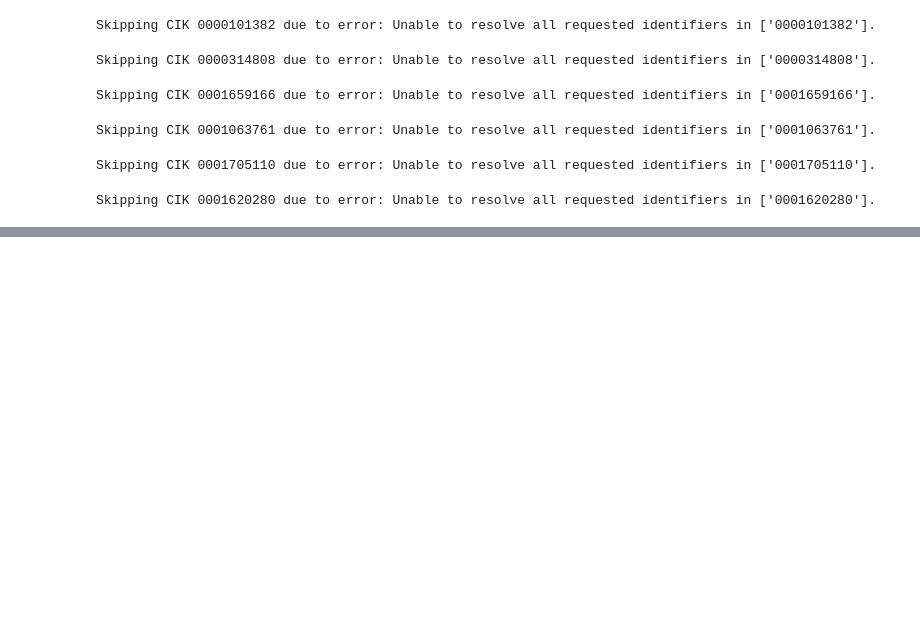
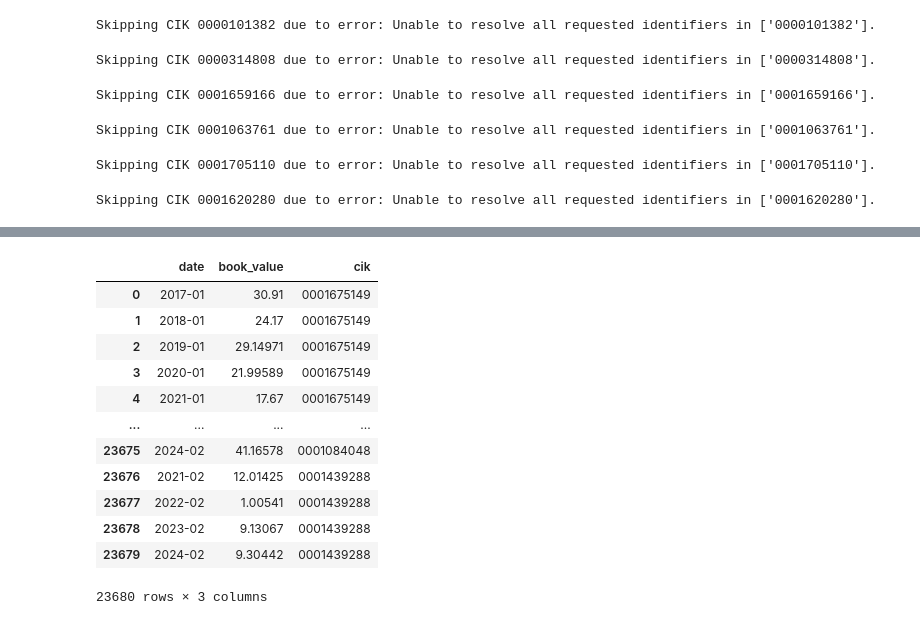
Before and after one commit to benherz/Masterarbeit, a Jupyter notebook: code/prices_and_ratings_download.ipynb, the cells around one changed output, grey strips where cells are left out. Cells and saved outputs as stored; diff of their text form; code cells hidden in the pictures; blank space fills up the shorter version.

```diff
--- a/code/prices_and_ratings_download.ipynb
+++ b/code/prices_and_ratings_download.ipynb
@@ -454,7 +436,0 @@ data
-# %%
-data = ld.get_history(
-    universe="0001136893",
-    start='2000-01-01',
-    end='2025-01-01',
-    interval='monthly',
-    fields=["TR.CompanyMarketCap"])
@@ -477,0 +496,35 @@ data
+# %%
+book_values = []
+skipped_ciks = []
+progress_bar = tqdm(total=len(ciks), desc="Downloading book values")
+for i, cik in enumerate(ciks):
+    progress_bar.set_description(
+        f"Processing CIK {i+1}/{len(ciks)}: {cik} | Time: {pd.Timestamp.now().strftime('%H:%M:%S')}"
+    )
+    try:
+        data = ld.get_history(
+            universe=cik,
+            start='2000-01-01',
+            end='2025-01-01',
+            interval='monthly',
+            fields=["TR.BVPSActValue"]
+        )
+        data["cik"] = cik
+        data = data.reset_index()
+        data = data.rename(columns={"Book Value Per Share - Actual": "book_value", "Date": "date"})
+        book_values.append(data)
+        progress_bar.update(1)
+    except Exception as e:
+        print(f"Skipping CIK {cik} due to error: {e}")
+        skipped_ciks.append(cik)
+        progress_bar.update(1)
+        continue
+
+# Combine all ratings into a single DataFrame
+book_values_concat = pd.concat(book_values, ignore_index=True)
+
+# Convert date to only contain month and year
+book_values_concat["date"] = book_values_concat["date"].dt.to_period("M").astype(str)
+
+# Save to CSV
+book_values_concat.to_csv("../data/sp1500_market_book_values.csv", index=False)
@@ -478,2 +545,18 @@ data
+# %%
+book_values_concat
+# %% [output]
+|  | date | book_value | cik |
+| 0 | 2017-01 | 30.91 | 0001675149 |
+| 1 | 2018-01 | 24.17 | 0001675149 |
+| 2 | 2019-01 | 29.14971 | 0001675149 |
+| 3 | 2020-01 | 21.99589 | 0001675149 |
+| 4 | 2021-01 | 17.67 | 0001675149 |
+| ... | ... | ... | ... |
+| 23675 | 2024-02 | 41.16578 | 0001084048 |
+| 23676 | 2021-02 | 12.01425 | 0001439288 |
+| 23677 | 2022-02 | 1.00541 | 0001439288 |
+| 23678 | 2023-02 | 9.13067 | 0001439288 |
+| 23679 | 2024-02 | 9.30442 | 0001439288 |
+23680 rows × 3 columns
 # %%
 ld.close_session()
```
Also changed, not shown: parts of 9 cells of this notebook, 5 other files.
